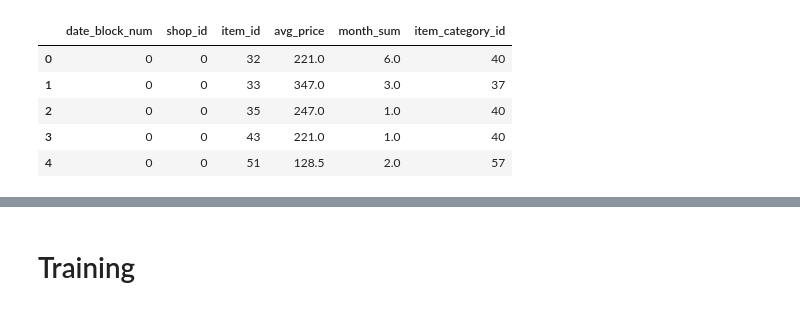
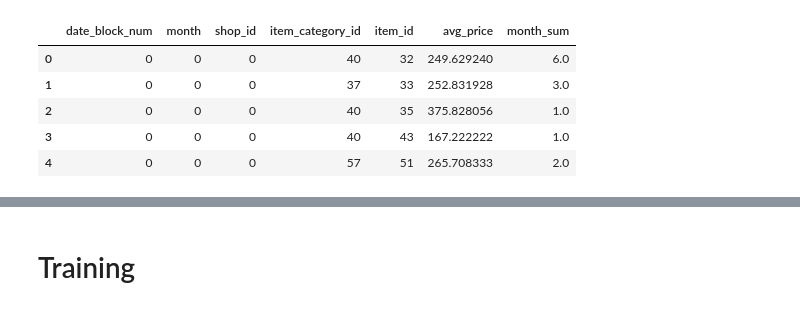
Before and after one commit to wenceslai/kaggle_competitions, a Jupyter notebook: predict_sales_kaggle.ipynb, the cells around one changed output, grey strips where cells are left out. Cells and saved outputs as stored; diff of their text form; code cells hidden in the pictures.

```diff
--- a/predict_sales_kaggle.ipynb
+++ b/predict_sales_kaggle.ipynb
@@ -8,13 +8,10 @@ import random
 
 data_folder = "/home/wenceslai/Documents/predict_sales_kaggle"
 
-train_data = pd.read_csv(os.path.join(data_folder, 'sales_train.csv'))
-df_train = train_data.copy()
+df_train = pd.read_csv(os.path.join(data_folder, 'sales_train.csv'))
+
 
 df_itemcats = pd.read_csv(os.path.join(data_folder, 'items.csv'))
+df_itemcats = df_itemcats.drop('item_name', axis=1)
 
-df_test = pd.read_csv(os.path.join(data_folder, 'test.csv'))
 df_sub = pd.read_csv(os.path.join(data_folder, 'sample_submission.csv'))
-
-print(df_train.shape)
-df_train.head()
@@ -34,0 +42,6 @@ df_train.plot.scatter(x='shop_id', y='item_price')
+# %%
+#aggregating average price and monthly sales
+prices = df_train.groupby('item_id').agg({'item_price' : ['mean']})
+prices.columns = ['avg_price']
+prices = prices.reset_index()
+prices = prices[['item_id', 'avg_price']]
@@ -35,27 +85,29 @@ df_train.plot.scatter(x='shop_id', y='item_price')
 # %%
-df_itemcats = df_itemcats.drop('item_name', axis=1)
+#aggregating average price and monthly sales
+prices = df_train.groupby('item_id').agg({'item_price' : ['mean']})
+prices.columns = ['avg_price']
+prices = prices.reset_index()
+prices = prices[['item_id', 'avg_price']]
 
-#aggregating average price and monthly sales
-df_train = df_train.groupby(['date_block_num', 'shop_id', 'item_id']).agg({'item_price' : ['mean'], 'item_cnt_day' : ['sum']})
-df_train.columns = ['avg_price', 'month_sum']
-
+df_train = df_train.groupby(['date_block_num', 'shop_id', 'item_id']).agg({'item_cnt_day' : ['sum']})
+df_train.columns = ['month_sum']
 df_train = df_train.reset_index()
 
-avg_prices = df_train[['item_id', 'avg_price']].copy()
+df_train = df_train.merge(prices, on='item_id', how='left') #prices
 
-#adding item categories
-df_train = df_train.merge(df_itemcats, how='left')
+df_train = df_train.merge(df_itemcats, on='item_id', how='left') #item categories
 
-#df_train['date_block_num'] %= 12
+df_train['month'] = df_train['date_block_num'] % 12
 
+df_train = df_train[['date_block_num', 'month', 'shop_id',  'item_category_id', 'item_id', 'avg_price', 'month_sum']]
 df_train.head()
 # %% [output]
-|  | date_block_num | shop_id | item_id | avg_price | month_sum | item_category_id |
-| 0 | 0 | 0 | 32 | 221.0 | 6.0 | 40 |
-| 1 | 0 | 0 | 33 | 347.0 | 3.0 | 37 |
-| 2 | 0 | 0 | 35 | 247.0 | 1.0 | 40 |
-| 3 | 0 | 0 | 43 | 221.0 | 1.0 | 40 |
-| 4 | 0 | 0 | 51 | 128.5 | 2.0 | 57 |
+|  | date_block_num | month | shop_id | item_category_id | item_id | avg_price | month_sum |
+| 0 | 0 | 0 | 0 | 40 | 32 | 249.629240 | 6.0 |
+| 1 | 0 | 0 | 0 | 37 | 33 | 252.831928 | 3.0 |
+| 2 | 0 | 0 | 0 | 40 | 35 | 375.828056 | 1.0 |
+| 3 | 0 | 0 | 0 | 40 | 43 | 167.222222 | 1.0 |
+| 4 | 0 | 0 | 0 | 57 | 51 | 265.708333 | 2.0 |
 # %%
 #test data frame
 #date_block_num 	shop_id 	item_id 	month_sum 	item_category_id 	item_price
```
Also changed, not shown: parts of 29 cells of this notebook.
